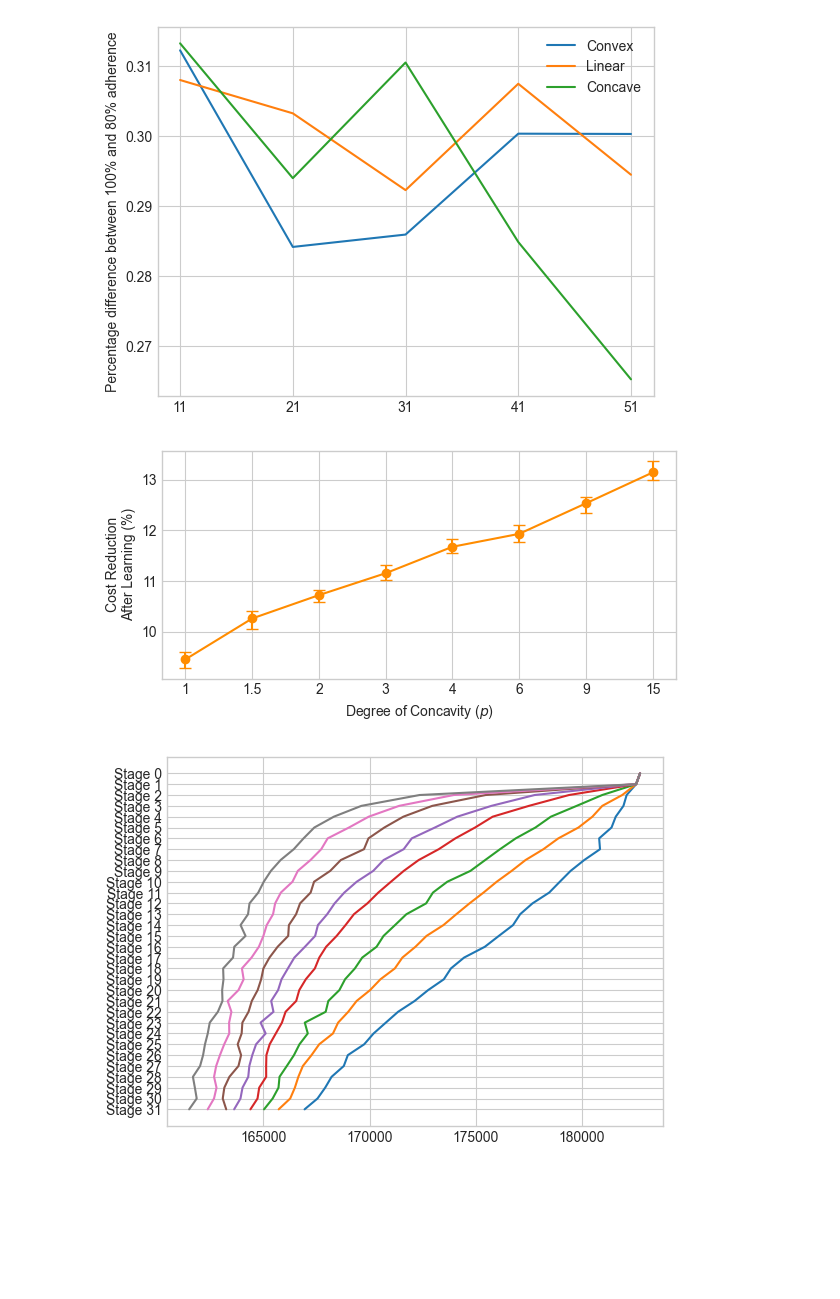
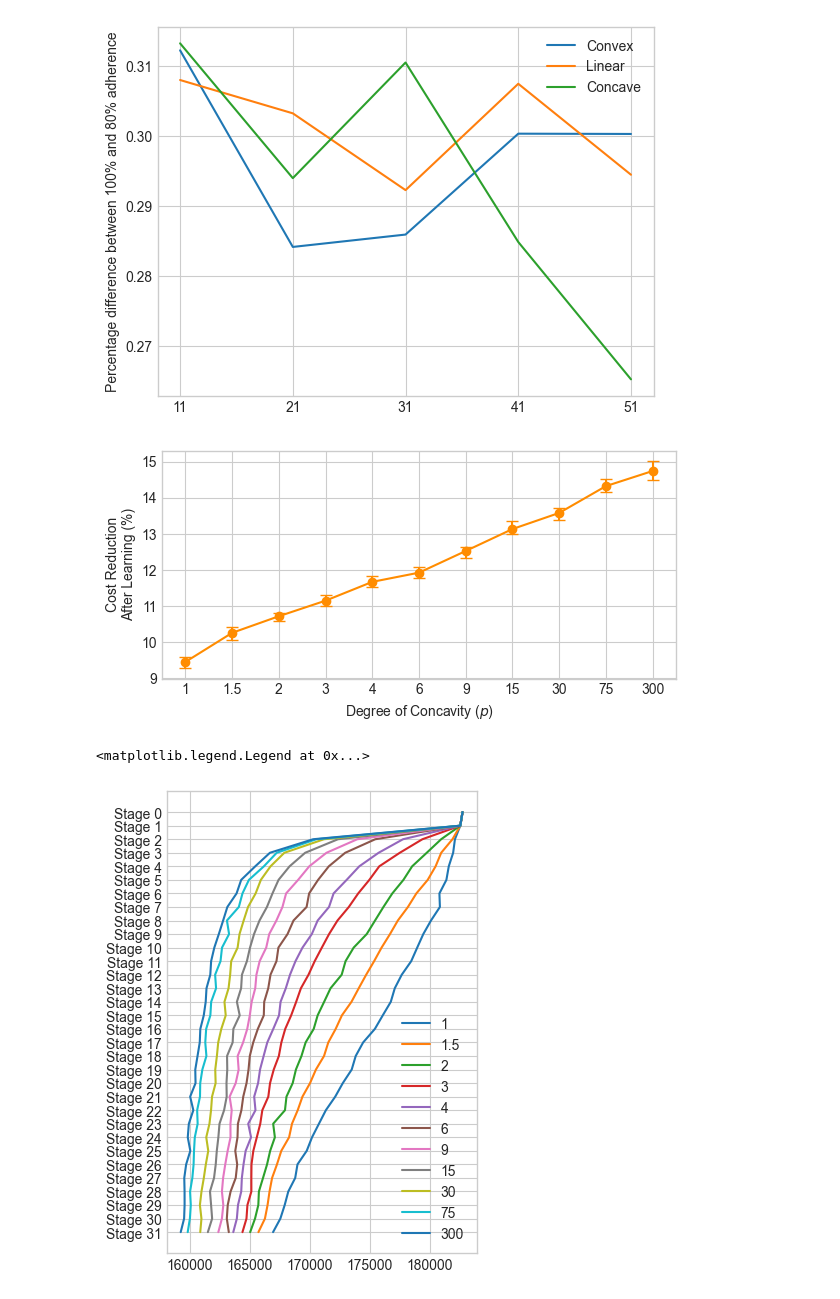
Before and after one commit to geraintpalmer/bed_moves_policy, a Jupyter notebook: src/experiments/annealing_experiments/analysis.ipynb, the cells around one changed output. Cells and saved outputs as stored; diff of their text form; code cells hidden in the pictures; blank space fills up the shorter version.

Commit message:
ready for robust evaluation of final run

```diff
--- a/src/experiments/annealing_experiments/analysis.ipynb
+++ b/src/experiments/annealing_experiments/analysis.ipynb
@@ -177,7 +177,11 @@ p4 = pd.read_csv('p4/results/evaluation.csv')
 p6 = pd.read_csv('p6/results/evaluation.csv')
 p9 = pd.read_csv('p9/results/evaluation.csv')
 p15 = pd.read_csv('p15/results/evaluation.csv')
-ps = [p1, p32, p2, p3, p4, p6, p9, p15]
+p30 = pd.read_csv('p30/results/evaluation.csv')
+p75 = pd.read_csv('p75/results/evaluation.csv')
+p300 = pd.read_csv('p300/results/evaluation.csv')
+ps = [p1, p32, p2, p3, p4, p6, p9, p15, p30, p75, p300]
+labels = [1, 1.5, 2, 3, 4, 6, 9, 15, 30, 75, 300]
 # %%
 yerrs_ps = [[], []]
 medians_ps = []
@@ -188,19 +192,22 @@ for z in ps:
     yerrs_ps[1].append(cih)
 # %%
 fig, ax = plt.subplots(1, figsize=(6, 3))
-ax.errorbar([1, 2, 3, 4, 5, 6, 7, 8], medians_ps, yerr=yerrs_ps, fmt="-o", capsize=4, c='darkorange')
-ax.set_xticks([1, 2, 3, 4, 5, 6, 7, 8])
-ax.set_xticklabels([1, 1.5, 2, 3, 4, 6, 9, 15])
+ax.errorbar(range(len(labels)), medians_ps, yerr=yerrs_ps, fmt="-o", capsize=4, c='darkorange')
+ax.set_xticks(range(len(labels)))
+ax.set_xticklabels(labels)
 ax.set_ylabel("Cost Reduction\nAfter Learning (%)")
 ax.set_xlabel(r"Degree of Concavity ($p$)")
 plt.tight_layout()
-# fig.savefig("../../../plt/annealing_experiment.pdf")
+fig.savefig("../../../plt/annealing_powers_experiment.pdf")
 plt.show()
 # %% [output]
-[figure, old version]
+[figure, new version]
 # %%
-for p in ps:
-    plt.plot(p.median().values, p.median().index)
+fig, ax = plt.subplots(1, figsize=(4, 6))
+for i, p in enumerate(ps):
+    plt.plot(p.median().values, p.median().index, label=labels[i])
 plt.gca().invert_yaxis()
+plt.legend()
 # %% [output]
+<matplotlib.legend.Legend at 0x...>
-[figure, old version]
+[figure, new version]
```
Also changed, not shown: 19 other files.
